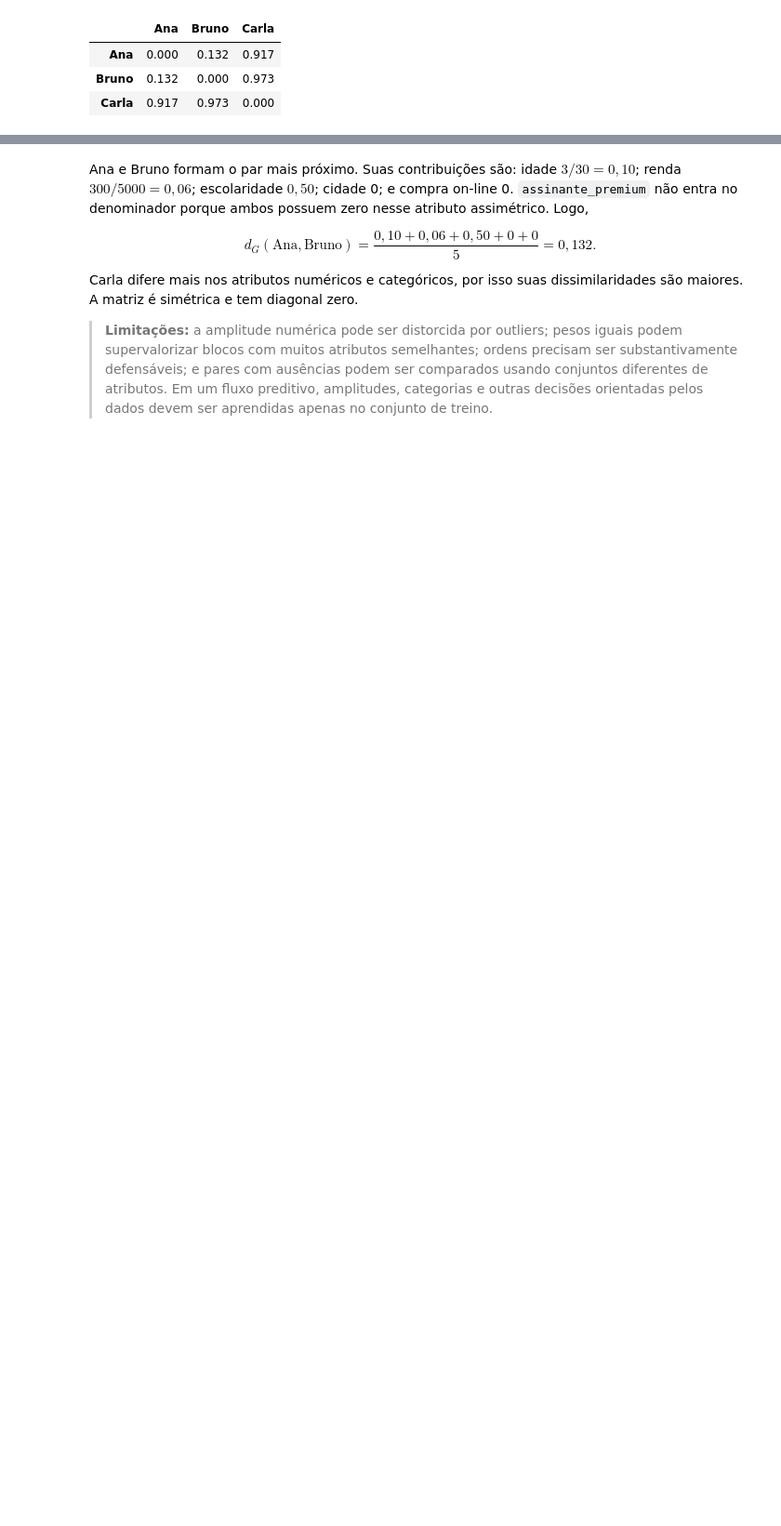
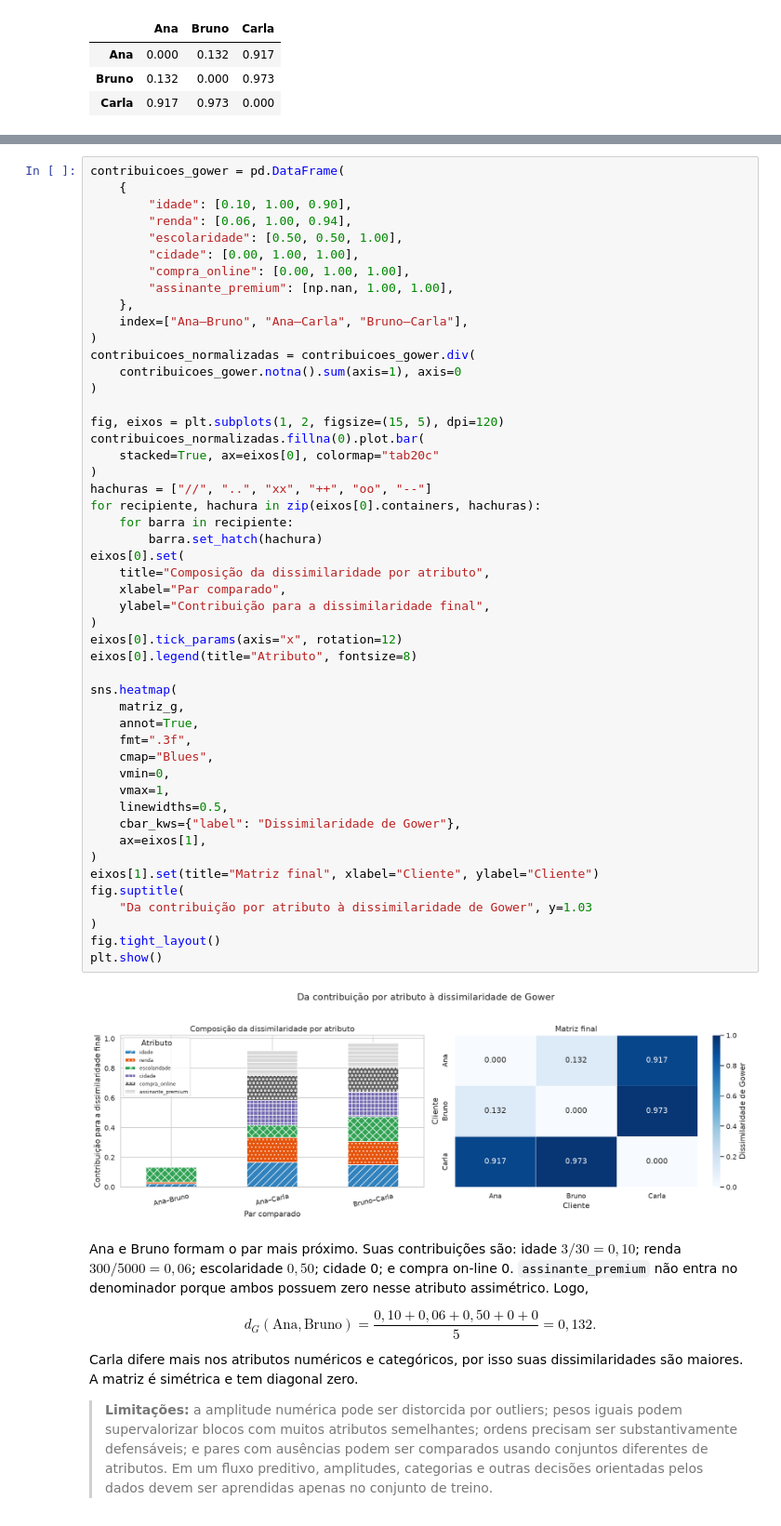
Before and after one commit to lalvim/DataMining, a Jupyter notebook: notebooks/unidade_02/02_03_similaridade_e_dissimilaridade.ipynb, the cells around one changed output, grey strips where cells are left out. Shown at 93% size. Saved outputs shown, nothing was run; the diff lists cells and outputs as text; blank space fills up the shorter version.

```diff
--- a/notebooks/unidade_02/02_03_similaridade_e_dissimilaridade.ipynb
+++ b/notebooks/unidade_02/02_03_similaridade_e_dissimilaridade.ipynb
@@ -264,3 +356,54 @@ matriz_g.round(3)
+# %%
+contribuicoes_gower = pd.DataFrame(
+    {
+        "idade": [0.10, 1.00, 0.90],
+        "renda": [0.06, 1.00, 0.94],
+        "escolaridade": [0.50, 0.50, 1.00],
+        "cidade": [0.00, 1.00, 1.00],
+        "compra_online": [0.00, 1.00, 1.00],
+        "assinante_premium": [np.nan, 1.00, 1.00],
+    },
+    index=["Ana–Bruno", "Ana–Carla", "Bruno–Carla"],
+)
+contribuicoes_normalizadas = contribuicoes_gower.div(
+    contribuicoes_gower.notna().sum(axis=1), axis=0
+)
+
+fig, eixos = plt.subplots(1, 2, figsize=(15, 5), dpi=120)
+contribuicoes_normalizadas.fillna(0).plot.bar(
+    stacked=True, ax=eixos[0], colormap="tab20c"
+)
+hachuras = ["//", "..", "xx", "++", "oo", "--"]
+for recipiente, hachura in zip(eixos[0].containers, hachuras):
+    for barra in recipiente:
+        barra.set_hatch(hachura)
+eixos[0].set(
+    title="Composição da dissimilaridade por atributo",
+    xlabel="Par comparado",
+    ylabel="Contribuição para a dissimilaridade final",
+)
+eixos[0].tick_params(axis="x", rotation=12)
+eixos[0].legend(title="Atributo", fontsize=8)
+
+sns.heatmap(
+    matriz_g,
+    annot=True,
+    fmt=".3f",
+    cmap="Blues",
+    vmin=0,
+    vmax=1,
+    linewidths=0.5,
+    cbar_kws={"label": "Dissimilaridade de Gower"},
+    ax=eixos[1],
+)
+eixos[1].set(title="Matriz final", xlabel="Cliente", ylabel="Cliente")
+fig.suptitle(
+    "Da contribuição por atributo à dissimilaridade de Gower", y=1.03
+)
+fig.tight_layout()
+plt.show()
+# %% [output]
+[figure, added]
 # %% [markdown]
 Ana e Bruno formam o par mais próximo. Suas contribuições são: idade $3/30=0{,}10$; renda $300/5000=0{,}06$; escolaridade $0{,}50$; cidade 0; e compra on-line 0. `assinante_premium` não entra no denominador porque ambos possuem zero nesse atributo assimétrico. Logo,
 
```
Also changed, not shown: parts of 8 cells of this notebook, 2 other files.
